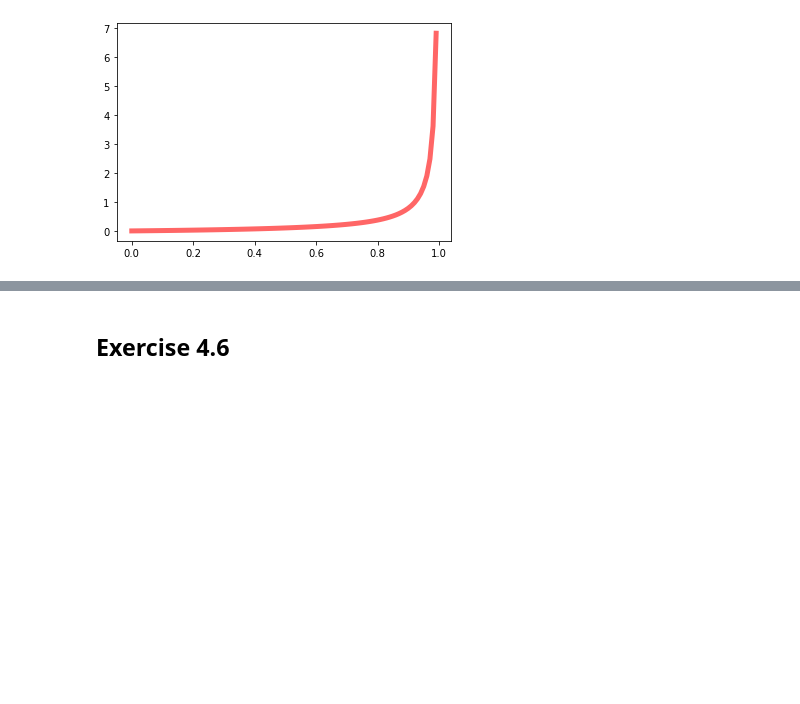
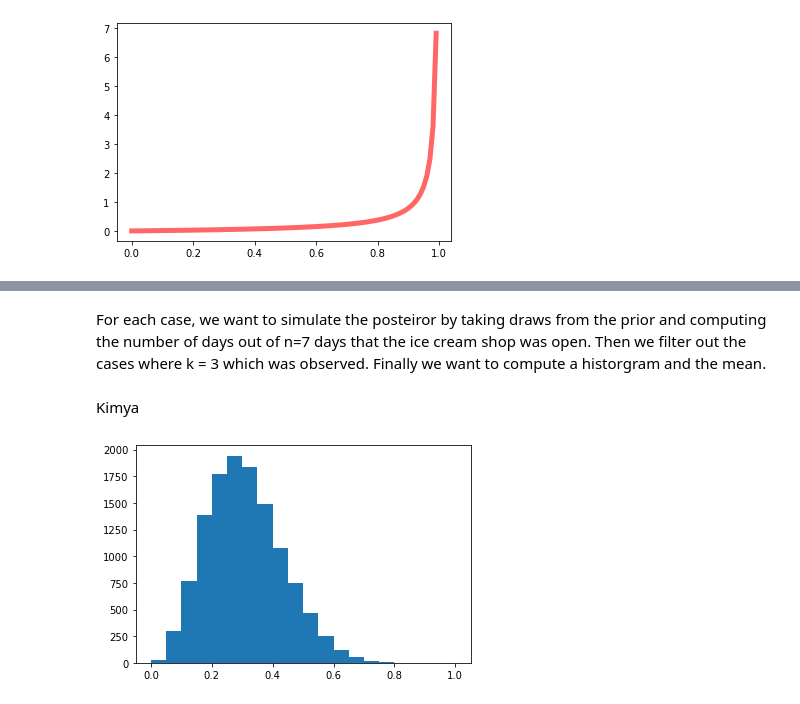
Before and after one commit to DrEntropy/BayesRulesWork, a Jupyter notebook: Chapter4.ipynb, the cells around one changed output, grey strips where cells are left out. Cells and saved outputs as stored; diff of their text form; code cells hidden in the pictures; blank space fills up the shorter version.

```diff
--- a/Chapter4.ipynb
+++ b/Chapter4.ipynb
@@ -27,2 +27,16 @@ mean:0.9523809523809523, var:0.01462950771706532, mode:9.999999999999991
-# %% [markdown]
-## Exercise 4.6
+# %% [markdown]
+For each case, we want to simulate the posteiror by taking draws from the prior and computing the number of days out of n=7 days that the ice cream shop was open.     Then we filter out the cases where k = 3 which was observed.  Finally we want to compute a historgram and the mean.
+# %%
+def simulate_posterior(a, b, k, n, simN):
+    ps = beta.rvs(a,b, size =simN)
+    cases = zip(ps,binom.rvs(n,ps))
+    filtered = [c[0] for c in cases if c[1]==k]
+    return filtered
+# %% [markdown]
+Kimya
+# %%
+t=simulate_posterior(1,2,3,10,100000)
+# %%
+plt.hist(t,bins=20,range=(0,1));
+# %% [output]
+[figure, added]
```
Also changed, not shown: parts of 23 cells of this notebook.
